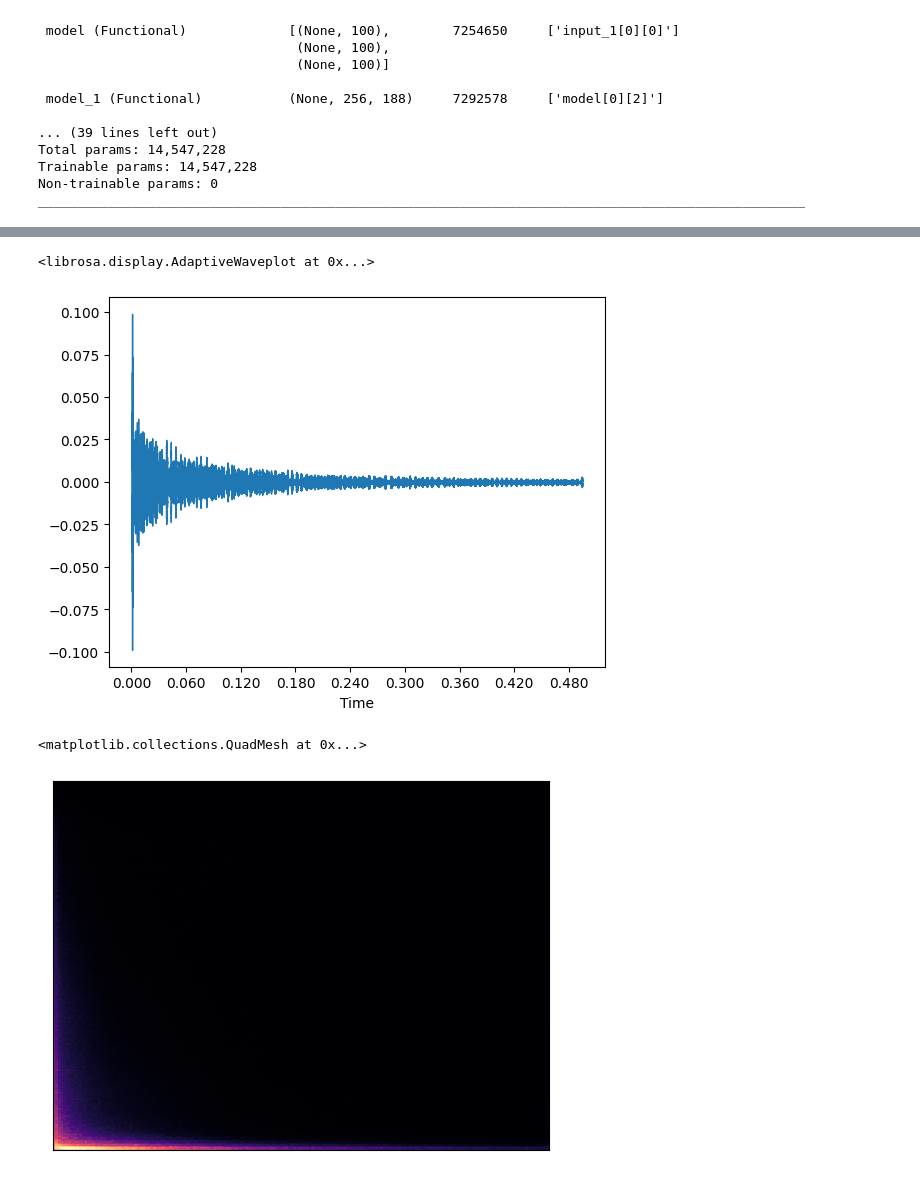
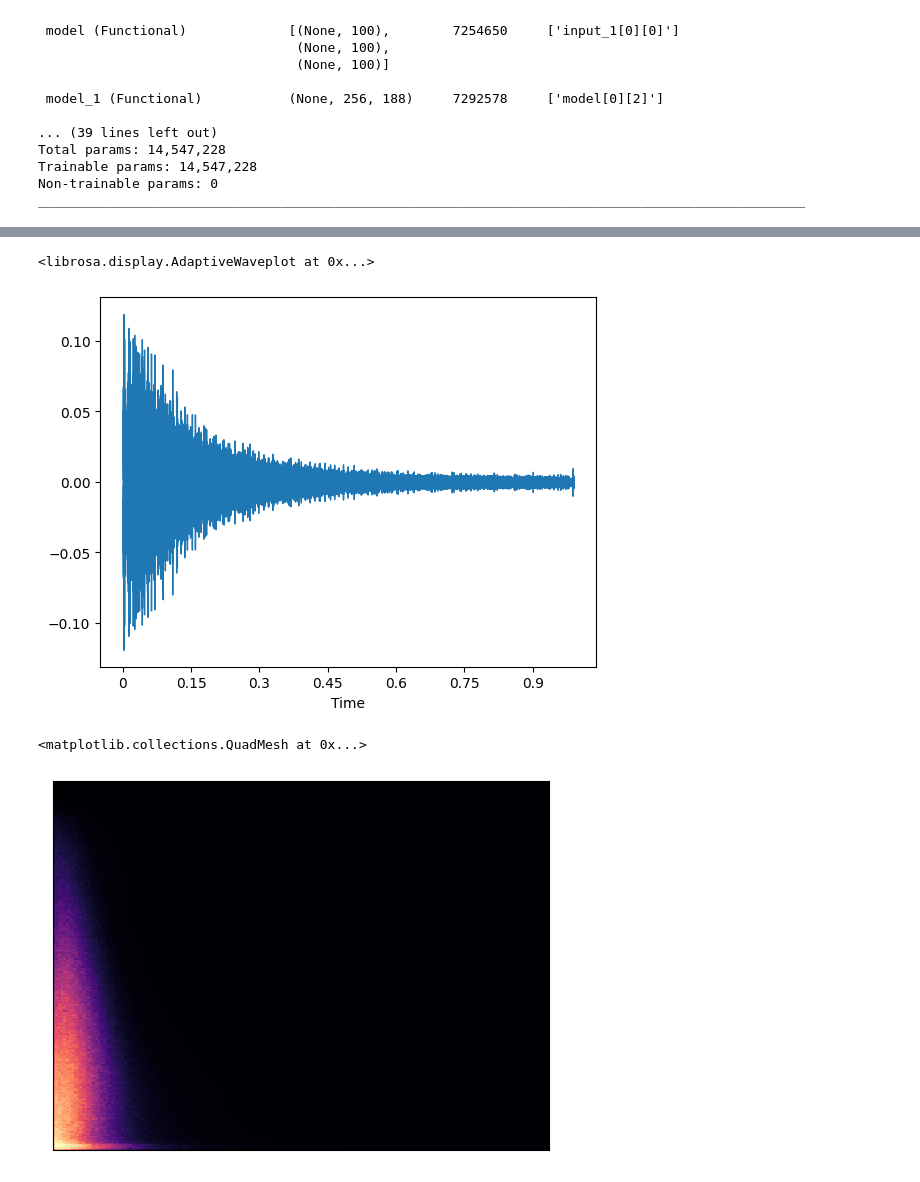
Before and after one commit to CharlieElwess/INFINITE_DRUMS, a Jupyter notebook: VAE exploratory notebook.ipynb, the cells around one changed output, grey strips where cells are left out. Drawn from its saved outputs; the diff is of its cells as text; code cells hidden in the pictures.

```diff
--- a/VAE exploratory notebook.ipynb
+++ b/VAE exploratory notebook.ipynb
@@ -45,7 +85,7 @@ class Sampling(layers.Layer):
         mean, log_var = inputs
         return k.random_normal(tf.shape(log_var)) * k.exp(log_var/2) + mean
 # %%
-codings_size = 100
+codings_size = 10
 # %% [markdown]
 encoder, mean and log_var take in same input from second layer hense not being sequential
 # %%
@@ -111,5 +148,5 @@ Epoch 41/100
 # %%
-codings = tf.random.normal(shape=[10, codings_size])
+codings = tf.random.normal(shape=[10, codings_size],stddev=4.0)
 images = variational_decoder(codings).numpy()
 # %%
 images
@@ -157,5 +194,5 @@ win_length = 1200
 # spec = librosa.db_to_amplitude(images[1])
 # %%
 # signal = librosa.istft(spec, n_fft=1200, hop_length=hop_length, win_length=win_length, dtype='float32')
-f = librosa.core.spectrum.griffinlim(images[1])
+f = librosa.core.spectrum.griffinlim(images[7])
 # %%
@@ -163,14 +200,14 @@ IPython.display.Audio(f, rate=48000)
 # %% [output]
 [interactive output not drawn]
 # %%
-librosa.display.waveshow(f,sr=48000)
+librosa.display.waveshow(f,sr=24000)
 # %% [output]
 <librosa.display.AdaptiveWaveplot at 0x...>
-[figure, old version]
+[figure, new version]
 # %%
 librosa.display.specshow(images[1])
 # %% [output]
 <matplotlib.collections.QuadMesh at 0x...>
-[figure, old version]
+[figure, new version]
 # %%
 # np.save("/Users/felixm/Downloads/",images)
```
Also changed, not shown: parts of 18 cells of this notebook.
